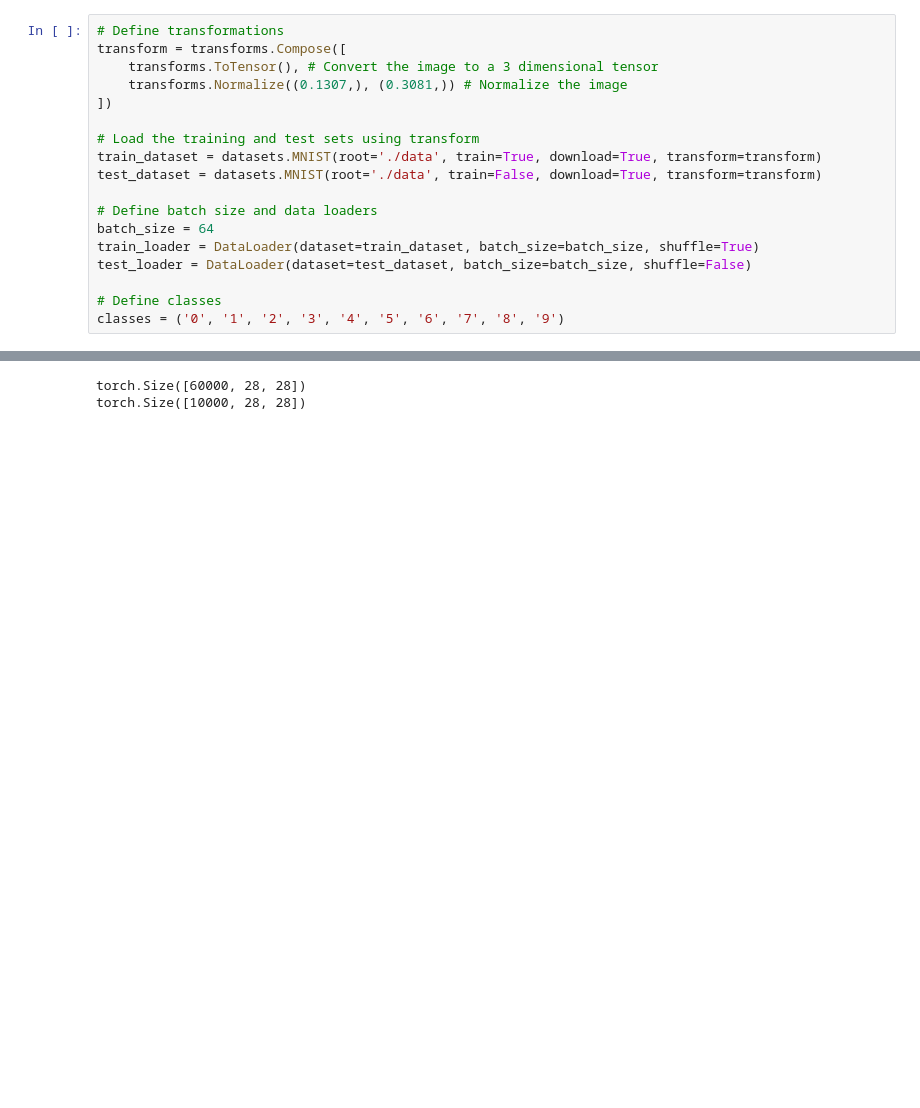
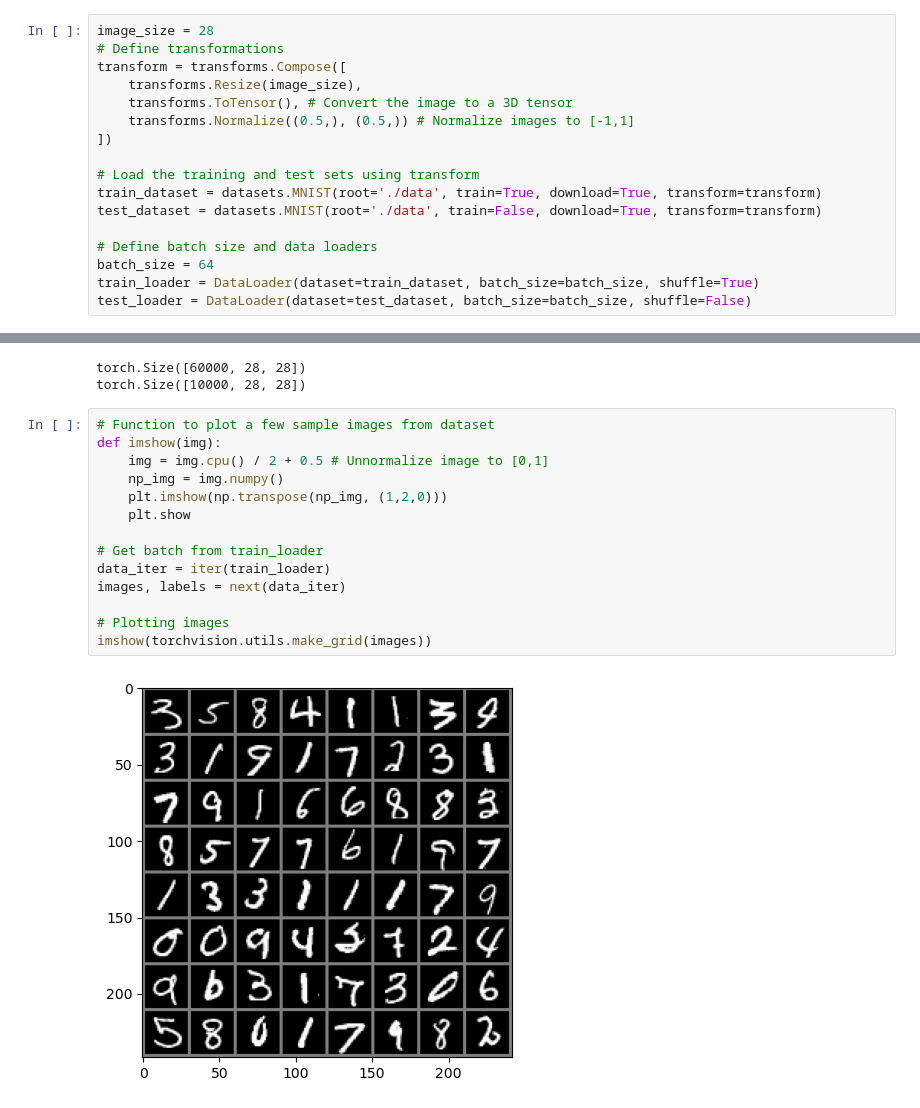
Before and after one commit to ohovey1/gan_image_generation, a Jupyter notebook: models.ipynb, the cells around one changed output, grey strips where cells are left out. Saved outputs shown, nothing was run; the diff lists cells and outputs as text; blank space fills up the shorter version.

```diff
--- a/models.ipynb
+++ b/models.ipynb
@@ -20,10 +24,12 @@ Using device: cuda
 
 Loading MNIST dataset with normalized images into training and testing sets.
 # %%
+image_size = 28
 # Define transformations
 transform = transforms.Compose([
-    transforms.ToTensor(), # Convert the image to a 3 dimensional tensor
-    transforms.Normalize((0.1307,), (0.3081,)) # Normalize the image
+    transforms.Resize(image_size),
+    transforms.ToTensor(), # Convert the image to a 3D tensor
+    transforms.Normalize((0.5,), (0.5,)) # Normalize images to [-1,1]
 ])
 
 # Load the training and test sets using transform
@@ -34,9 +40,6 @@ test_dataset = datasets.MNIST(root='./data', train=False, download=True, transfo
 batch_size = 64
 train_loader = DataLoader(dataset=train_dataset, batch_size=batch_size, shuffle=True)
 test_loader = DataLoader(dataset=test_dataset, batch_size=batch_size, shuffle=False)
-
-# Define classes
-classes = ('0', '1', '2', '3', '4', '5', '6', '7', '8', '9')
 # %%
 # Print shape of training and test datasets
 print(train_dataset.data.shape)
@@ -44,3 +47,19 @@ print(test_dataset.data.shape)
 # %% [output]
 torch.Size([60000, 28, 28])
 torch.Size([10000, 28, 28])
+# %%
+# Function to plot a few sample images from dataset
+def imshow(img):
+    img = img.cpu() / 2 + 0.5 # Unnormalize image to [0,1]
+    np_img = img.numpy()
+    plt.imshow(np.transpose(np_img, (1,2,0)))
+    plt.show
+
+# Get batch from train_loader
+data_iter = iter(train_loader)
+images, labels = next(data_iter)
+
+# Plotting images
+imshow(torchvision.utils.make_grid(images))
+# %% [output]
+[figure, added]
```
Also changed, not shown: parts of 11 cells of this notebook, 10 other files.
